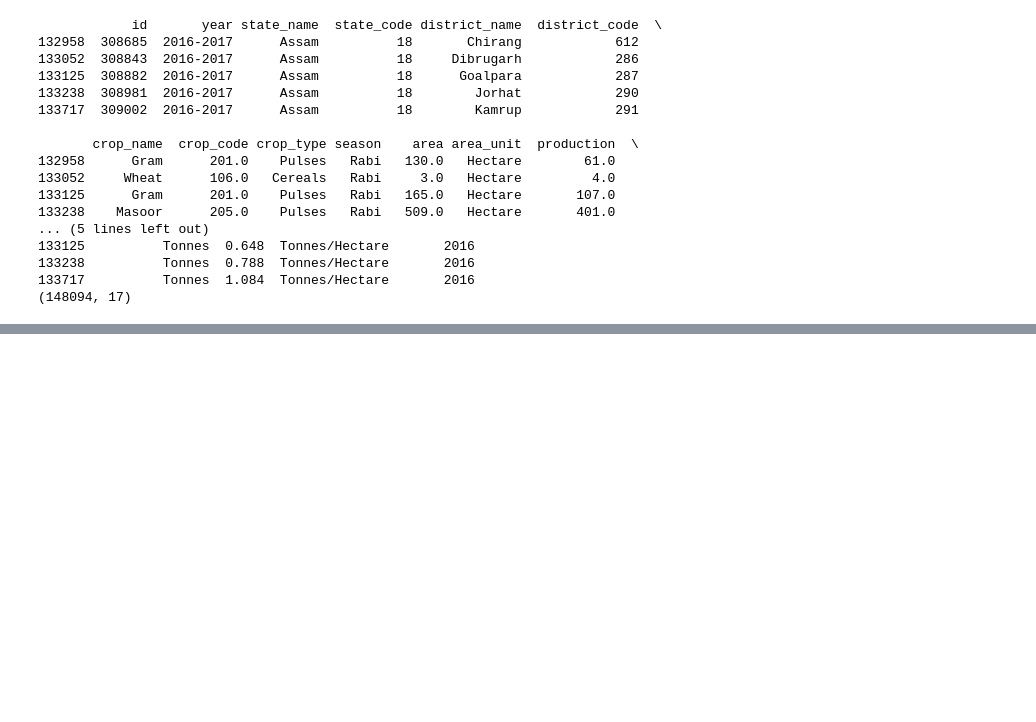
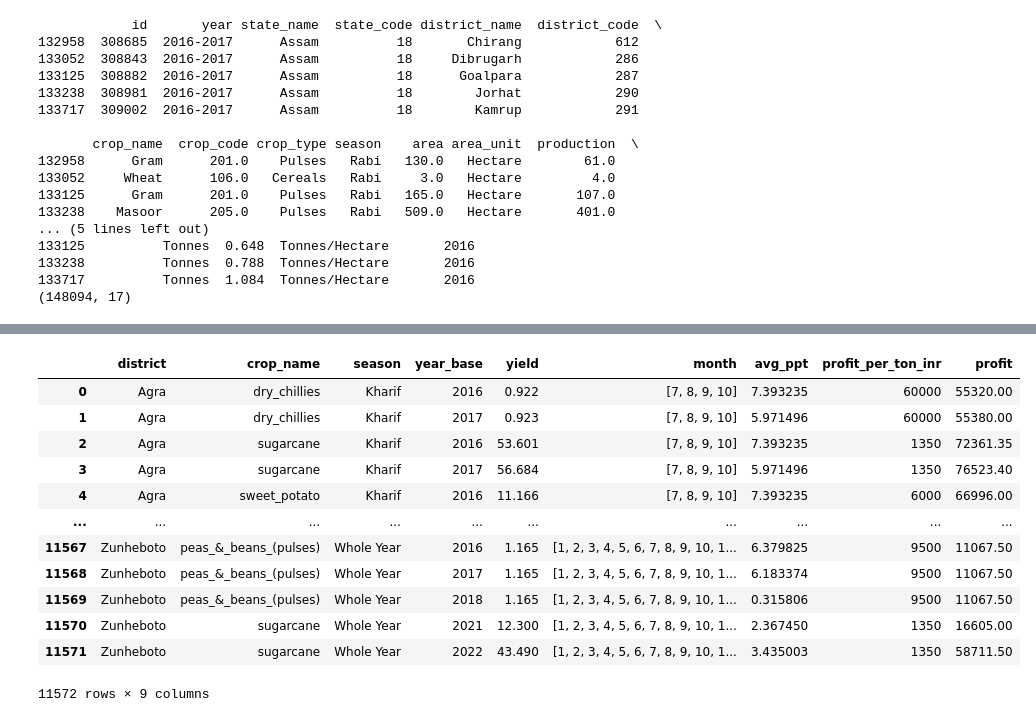
Before and after one commit to siby-sabu/dsba2026, a Jupyter notebook: src/models/train_crop_recommender_sparkML.ipynb, the cells around one changed output, grey strips where cells are left out. Saved outputs shown, nothing was run; the diff lists cells and outputs as text; code cells hidden in the pictures; blank space fills up the shorter version.

```diff
--- a/src/models/train_crop_recommender_sparkML.ipynb
+++ b/src/models/train_crop_recommender_sparkML.ipynb
@@ -414,0 +122,7 @@ df_combined[["precipitation_mm", "precipitation_lag_1m", "ndvi"]].corr()
+# %%
+# Group by the specified columns and calculate the average yield
+df_cropyield_grouped = df_cropyield_filtered.groupby(
+    ["district_name", "crop_name", "season", "year_base"],
+    as_index=False
+)["yield"].mean()
+df_cropyield_grouped
@@ -414,0 +526,36 @@ df_combined[["precipitation_mm", "precipitation_lag_1m", "ndvi"]].corr()
+# %%
+import pandas as pd
+
+# Define a function to filter rows in the top 20% of profit for each subgroup
+def filter_top_percentile_crops(group, percentile_threshold=0.80):
+    valid_profits = group['profit'].dropna()
+    if not valid_profits.empty:
+        # Calculate the 80th percentile threshold of profit for this specific group
+        threshold = valid_profits.quantile(percentile_threshold)
+        # Keep rows that are at or above the 80th percentile
+        return group[group['profit'] >= threshold]
+    else:
+        return pd.DataFrame(columns=group.columns)
+
+# Group by district and season, apply the filter, and reset the index
+df_district_season_summary = (
+    df_cropyield_grouped_clean
+    .groupby(['district', 'season'], group_keys=False)
+    .apply(filter_top_percentile_crops)
+    .reset_index(drop=True)
+)
+df_district_season_summary
+# %% [output]
+|  | district | crop_name | season | year_base | yield | month | avg_ppt | profit_per_ton_inr | profit |
+| 0 | Agra | dry_chillies | Kharif | 2016 | 0.922 | [7, 8, 9, 10] | 7.393235 | 60000 | 55320.00 |
+| 1 | Agra | dry_chillies | Kharif | 2017 | 0.923 | [7, 8, 9, 10] | 5.971496 | 60000 | 55380.00 |
+| 2 | Agra | sugarcane | Kharif | 2016 | 53.601 | [7, 8, 9, 10] | 7.393235 | 1350 | 72361.35 |
+| 3 | Agra | sugarcane | Kharif | 2017 | 56.684 | [7, 8, 9, 10] | 5.971496 | 1350 | 76523.40 |
+| 4 | Agra | sweet_potato | Kharif | 2016 | 11.166 | [7, 8, 9, 10] | 7.393235 | 6000 | 66996.00 |
+| ... | ... | ... | ... | ... | ... | ... | ... | ... | ... |
+| 11567 | Zunheboto | peas_&_beans_(pulses) | Whole Year | 2016 | 1.165 | [1, 2, 3, 4, 5, 6, 7, 8, 9, 10, 1... | 6.379825 | 9500 | 11067.50 |
+| 11568 | Zunheboto | peas_&_beans_(pulses) | Whole Year | 2017 | 1.165 | [1, 2, 3, 4, 5, 6, 7, 8, 9, 10, 1... | 6.183374 | 9500 | 11067.50 |
+| 11569 | Zunheboto | peas_&_beans_(pulses) | Whole Year | 2018 | 1.165 | [1, 2, 3, 4, 5, 6, 7, 8, 9, 10, 1... | 0.315806 | 9500 | 11067.50 |
+| 11570 | Zunheboto | sugarcane | Whole Year | 2021 | 12.300 | [1, 2, 3, 4, 5, 6, 7, 8, 9, 10, 1... | 2.367450 | 1350 | 16605.00 |
+| 11571 | Zunheboto | sugarcane | Whole Year | 2022 | 43.490 | [1, 2, 3, 4, 5, 6, 7, 8, 9, 10, 1... | 3.435003 | 1350 | 58711.50 |
+11572 rows × 9 columns
```
Also changed, not shown: parts of 64 cells of this notebook.
